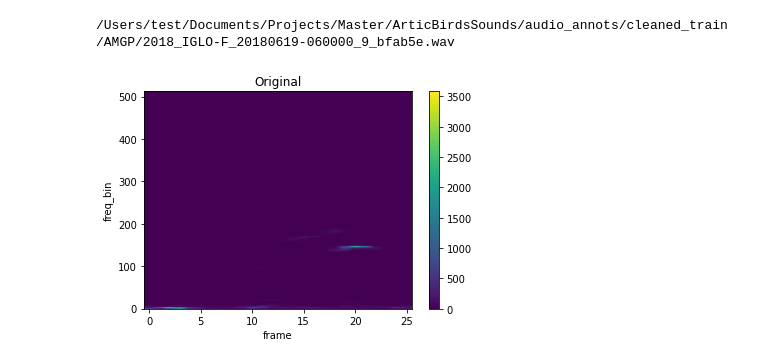
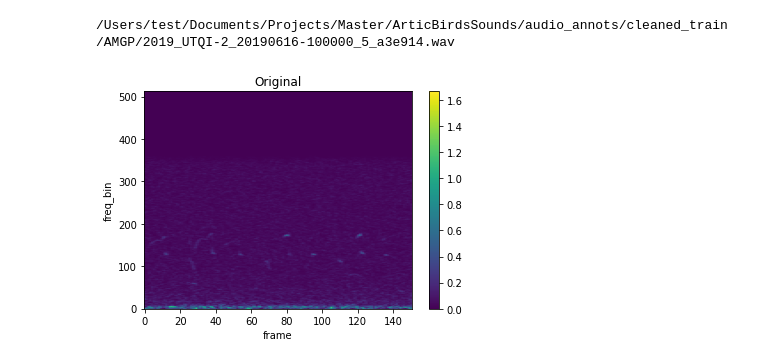
Before and after one commit to ixobert/birds-generation, a Jupyter notebook: src/notebooks/specaug.ipynb, the cells around one changed output. Drawn from its saved outputs; the diff is of its cells as text; code cells hidden in the pictures.

Commit message:
Artic Training ECOGEN Augs and specaug

```diff
--- a/src/notebooks/specaug.ipynb
+++ b/src/notebooks/specaug.ipynb
@@ -35,7 +35,11 @@ def get_spectrogram(waveform,*args, **kwargs):
   spectrogram = T.Spectrogram(
       *args, **kwargs
   )
-  return spectrogram(waveform)
+  mel_scale = MelScale(
+            n_mels=256, sample_rate=22050, n_stft=1024// 2 + 1)
+
+  return mel_scale(spectrogram(waveform))
+  # return spectrogram(waveform)
 # %%
 def _custom_collate_2(batch_):  #Collate function for Raw Audio
     def contains_none(b):
@@ -68,19 +72,20 @@ def _custom_collate(batch_):
     return input, label, filepath
 # %%
 # sample_file = glob.glob("/Users/test/Documents/Projects/Master/birds-generation/data/cleaned_train/Erirub_song/*.wav")[0]
-sample_file = glob.glob("/Users/test/Documents/Projects/Master/ArticBirdsSounds/audio_annots/cleaned_train/AMGP/*.wav")[0]
-print(sample_file)
+sample_file = glob.glob("/Users/test/Documents/Projects/Master/ArticBirdsSounds/audio_annots/cleaned_train/AMGP/*.wav")[5]
 # audio_spec = np.load(sample_file)
 
 
 audio_file =  os.path.splitext(sample_file)[0]+".wav"
+print(audio_file)
 assert os.path.isfile(audio_file), (audio_file, sample_file)
-audio, sr = torchaudio.load(audio_file)
-spec = get_spectrogram(audio, n_fft=1024, win_length=1024, hop_length=256, center=True, pad_mode="reflect", power=2.0)
+# audio, sr = torchaudio.load(audio_file)
+audio, sr = AudioDataset._get_sample(path=audio_file, resample=22050)
+spec = get_spectrogram(audio, n_fft=1024, win_length=1024, hop_length=256, center=True, pad_mode="reflect", power=1.0)
 plot_spectrogram(spec[0], title="Original")
 # %% [output]
-/Users/test/Documents/Projects/Master/ArticBirdsSounds/audio_annots/cleaned_train/AMGP/2018_IGLO-F_20180619-060000_9_bfab5e.wav
+/Users/test/Documents/Projects/Master/ArticBirdsSounds/audio_annots/cleaned_train/AMGP/2019_UTQI-2_20190616-100000_5_a3e914.wav
-[figure, old version]
+[figure, new version]
 # %%
 class AddGaussianNoise(object):
     def __init__(self, mean=0., std=1., p=0.5):
```
Also changed, not shown: parts of 1 cell of this notebook, 1 other file.
